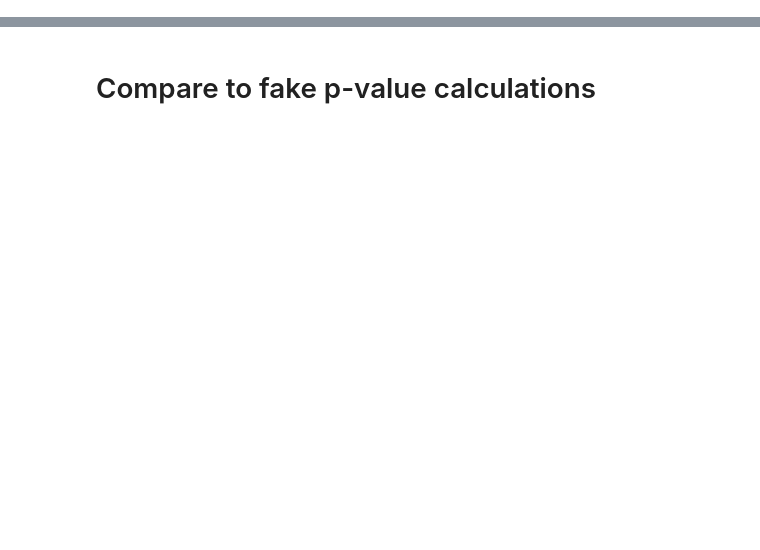
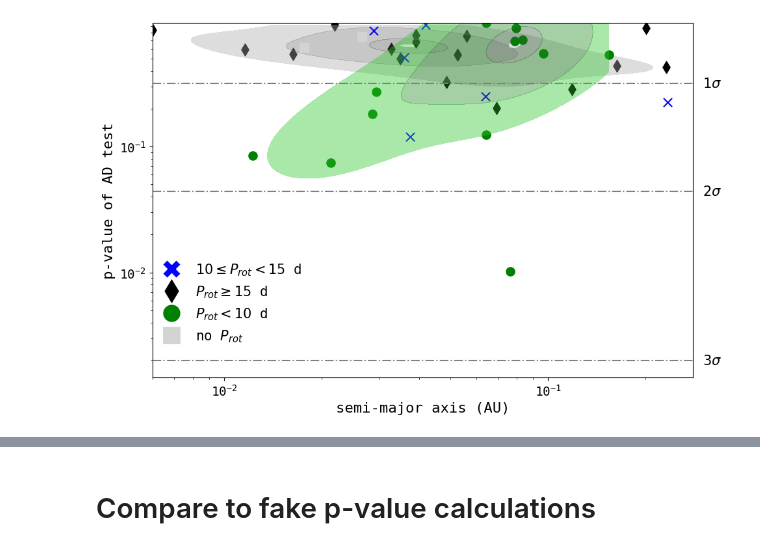
Before and after one commit to ekaterinailin/flaring-spi, a Jupyter notebook: notebooks/_07_stars_vs_adtests.ipynb, the cells around one changed output, grey strips where cells are left out. Drawn from its saved outputs; the diff is of its cells as text; code cells hidden in the pictures; blank space fills up the shorter version.

```diff
--- a/notebooks/_07_stars_vs_adtests.ipynb
+++ b/notebooks/_07_stars_vs_adtests.ipynb
@@ -201,37 +154,39 @@ fig, ax = plt.subplots(figsize=(10, 6.5))
 
 
 # plot the data
-for color, group in mean_std.groupby("color"):
+for color, group in df.groupby("color"):
     plt.scatter(group["a_au"], group["mean"], marker=group["symbol"].iloc[0],
                 c=color, s=90., alpha=1.)
     if (color != "lightgrey") & (color != "blue"):
         sns.kdeplot(data=group, x="a_au", y="mean", fill=True,
                     color=color, common_norm=True, alpha=.4, log_scale=True,
                     cut=0., levels=[0.32, 0.68, 0.95, 0.997])
 
 
 # log scale
 plt.yscale("log")
 plt.xscale("log")
 
 # add sigma lines
 for sigma, label in list(zip(sigmas, sigma_labels)):
     plt.axhline(sigma, color="grey", linestyle="-.")
     plt.text(.3, sigma, label, fontsize=15,
              color="k", verticalalignment="center")
 
 # labels
 plt.ylabel("p-value of AD test")
 plt.xlabel("semi-major axis (AU)")
 
 # legend
 plt.legend(legend, labels, loc=(0, 0.08), fontsize=15)
 
 # save figure
-plt.savefig("../results/plots/2022_11_22_adtests_vs_semimajor_axis_kde.png",
+plt.savefig("../results/plots/adtests_vs_semimajor_axis_kde.png",
             dpi=300)
 
 # ------------------------------------------------------------
+# %% [output]
+[figure, added]
 # %%
 # P-VALUE VS. SEMI-MAJOR AXIS
 
```
Also changed, not shown: parts of 14 cells of this notebook, 4 other files.
